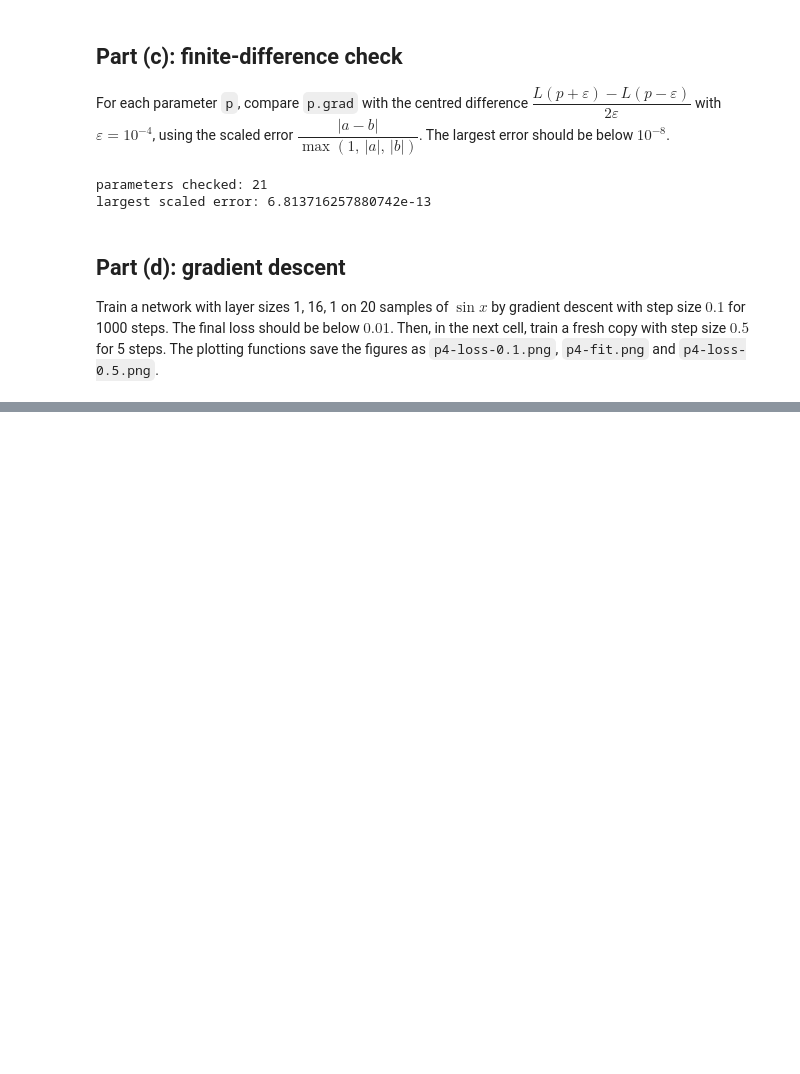
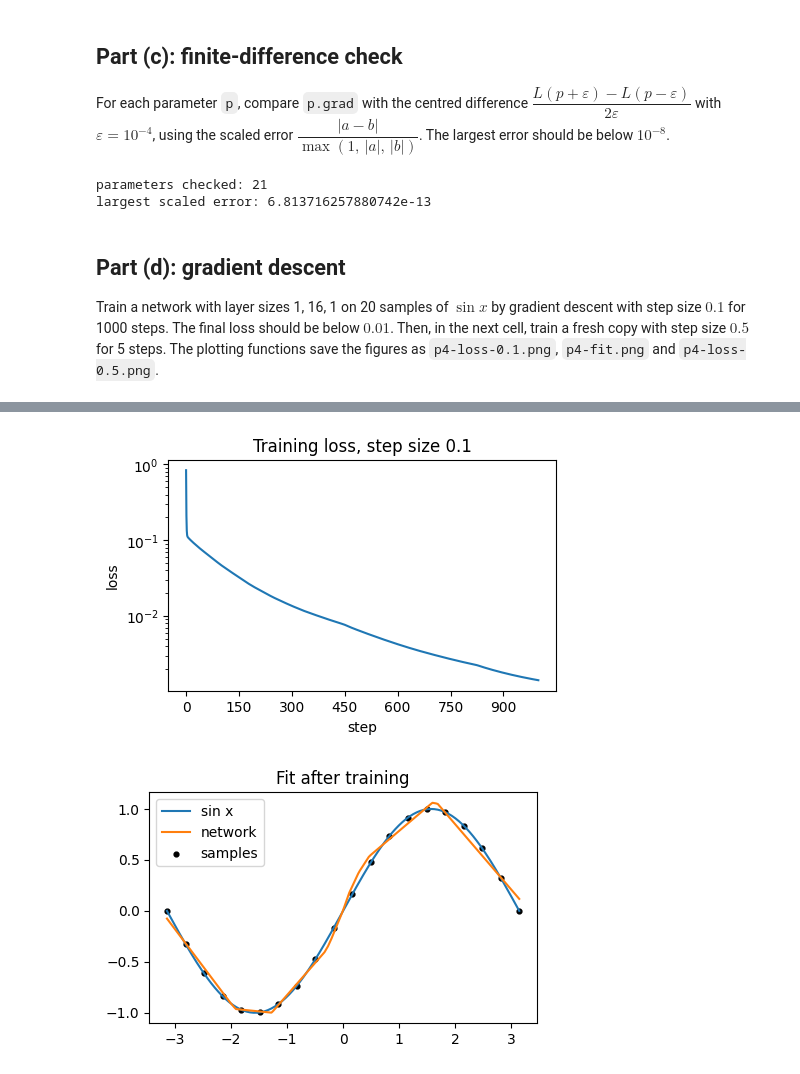
Before and after one commit to cmkephart/Robot_Mathematics, a Jupyter notebook: rob6013/ps2-autograd.ipynb, the cells around one changed output, grey strips where cells are left out. Cells and saved outputs as stored; diff of their text form; code cells hidden in the pictures; blank space fills up the shorter version.

```diff
--- a/rob6013/ps2-autograd.ipynb
+++ b/rob6013/ps2-autograd.ipynb
@@ -322,8 +322,16 @@ history = []
 # TODO (d): 1000 steps of gradient descent. In every step: call zero_grad(net),
 # compute L = loss_of(net, xs, ys), call L.backward(), update every parameter
 # with p.data -= lr * p.grad, and append L.data to history.
+for step in range(1000):
+  zero_grad(net)
+  L = loss_of(net, xs, ys)
+  L.backward()
+  for p in parameters(net):
+    p.data -= lr * p.grad
 
+  history.append(L.data)
 
 print("final loss:", loss_of(net, xs, ys).data)
 plot_loss(history, 0.1)
 plot_fit(net, xs, ys)
+# %% [output]
@@ -330,3 +339,5 @@ plot_fit(net, xs, ys)
+[figure, added]
+[figure, added]
 # %%
 net = make_network([1, 16, 1], seed=0)
 lr = 0.5
```
Also changed, not shown: parts of 2 cells of this notebook.
